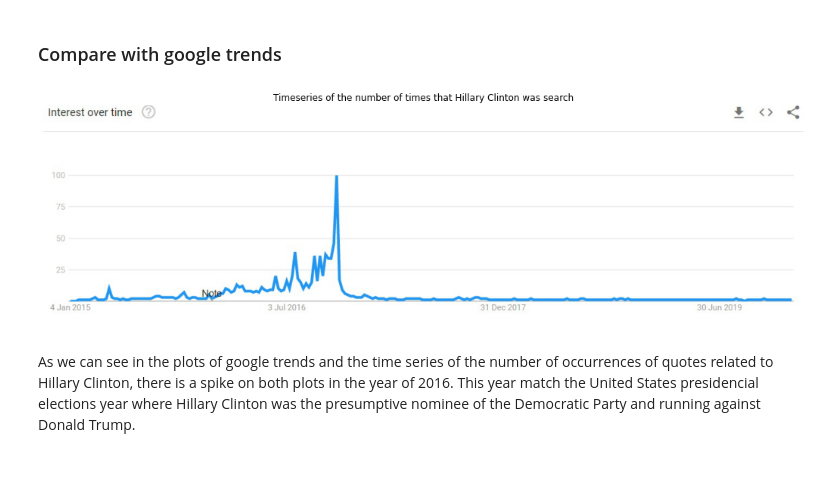
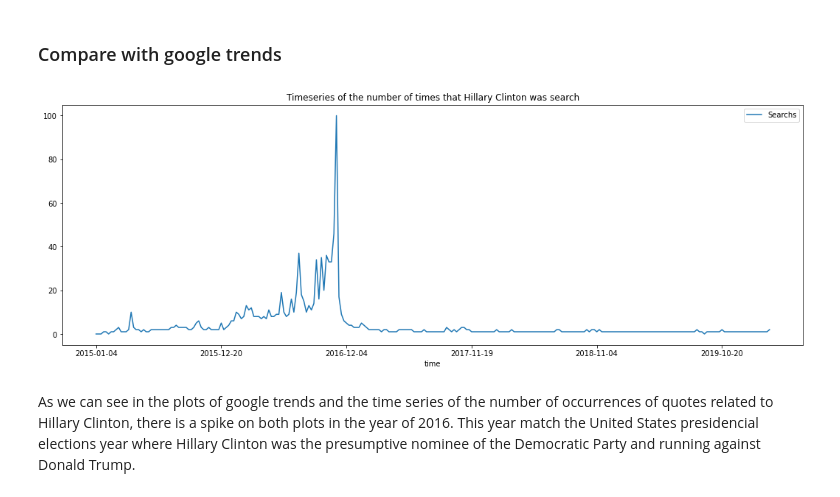
Before and after one commit to lucarossi9/Applied-Data-Analysis-project, a Jupyter notebook: Project2.ipynb, the cells around one changed output. Saved outputs shown, nothing was run; the diff lists cells and outputs as text; code cells hidden in the pictures; blank space fills up the shorter version.

Commit message:
add improve google trends plot

```diff
--- a/Project2.ipynb
+++ b/Project2.ipynb
@@ -257,15 +257,19 @@ plt.show()
 # %% [markdown]
 ### Compare with google trends
-# %%
-#plot google trends time series referred to the number of times Hillary Clinton was search
-img_Clinton = mpimg.imread('Figures/Clinton_google_trends.jpeg')
-imgplot = plt.imshow(img_Clinton)
-
-plt.title("Timeseries of the number of times that Hillary Clinton was search")
-plt.axis("off")
-plt.show()
-# %% [output]
-[figure, removed]
+# %%
+#plot google trends time series referred to the number of times Hillary Clinton was search
+Clinton_google_trends = pd.read_csv('data/Clinton_google_trends.csv')
+
+Clinton_google_trends.set_index("Week", inplace = True)
+Clinton_google_trends.index.name = None
+
+Clinton_google_trends.plot()
+plt.rcParams["figure.figsize"] = (18,6)
+plt.title("Timeseries of the number of times that Hillary Clinton was search")
+plt.xlabel("time")
+plt.show()
+# %% [output]
+[figure, added]
 # %% [markdown]
 As we can see in the plots of google trends and the time series of the number of occurrences of quotes related to Hillary Clinton, there is a spike on both plots in the year of 2016. This year match the United States presidencial elections year where Hillary Clinton was the presumptive nominee of the Democratic Party and running against Donald Trump.
 # %% [markdown]
```
Also changed, not shown: parts of 10 cells of this notebook.
